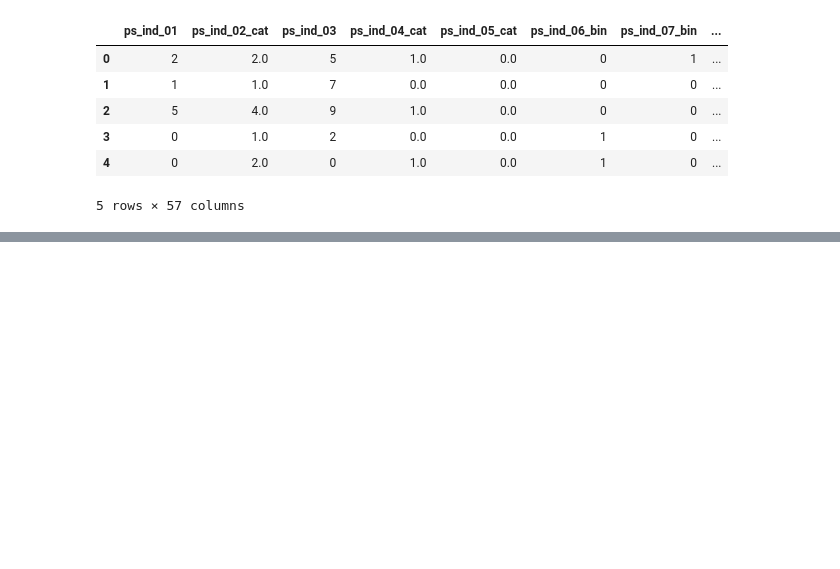
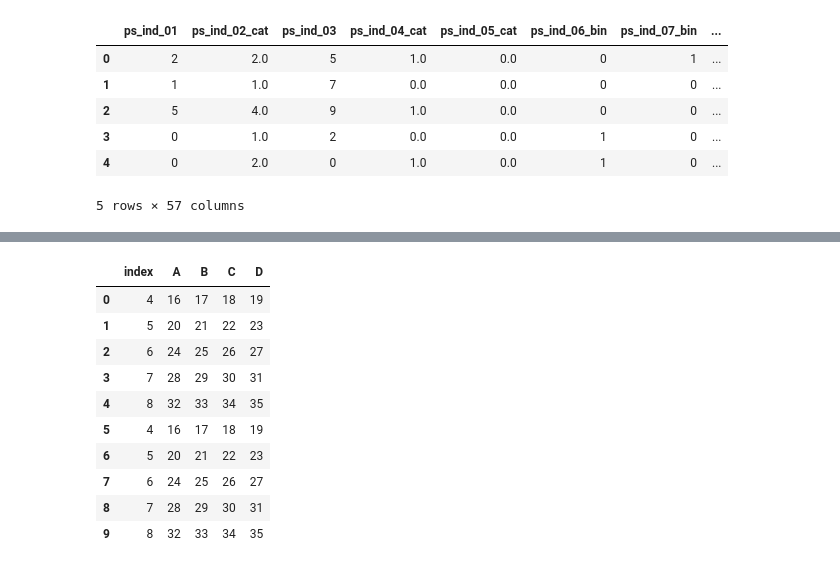
Before and after one commit to spfantasy/KaggleBuild, a Jupyter notebook: SafeDriver/model.ipynb, the cells around one changed output, grey strips where cells are left out. Cells and saved outputs as stored; diff of their text form; code cells hidden in the pictures; blank space fills up the shorter version.

```diff
--- a/SafeDriver/model.ipynb
+++ b/SafeDriver/model.ipynb
@@ -198,0 +198,17 @@ Name: 0, dtype: float64
+# %%
+df = pd.DataFrame(np.arange(36).reshape(9,4),
+                      columns=['A', 'B', 'C', 'D'])
+# %%
+pd.concat([df.drop(range(4)),df.drop(range(4))],axis = 0).reset_index()
+# %% [output]
+|  | index | A | B | C | D |
+| 0 | 4 | 16 | 17 | 18 | 19 |
+| 1 | 5 | 20 | 21 | 22 | 23 |
+| 2 | 6 | 24 | 25 | 26 | 27 |
+| 3 | 7 | 28 | 29 | 30 | 31 |
+| 4 | 8 | 32 | 33 | 34 | 35 |
+| 5 | 4 | 16 | 17 | 18 | 19 |
+| 6 | 5 | 20 | 21 | 22 | 23 |
+| 7 | 6 | 24 | 25 | 26 | 27 |
+| 8 | 7 | 28 | 29 | 30 | 31 |
+| 9 | 8 | 32 | 33 | 34 | 35 |
```
Also changed, not shown: parts of 6 cells of this notebook, 4 other files.
